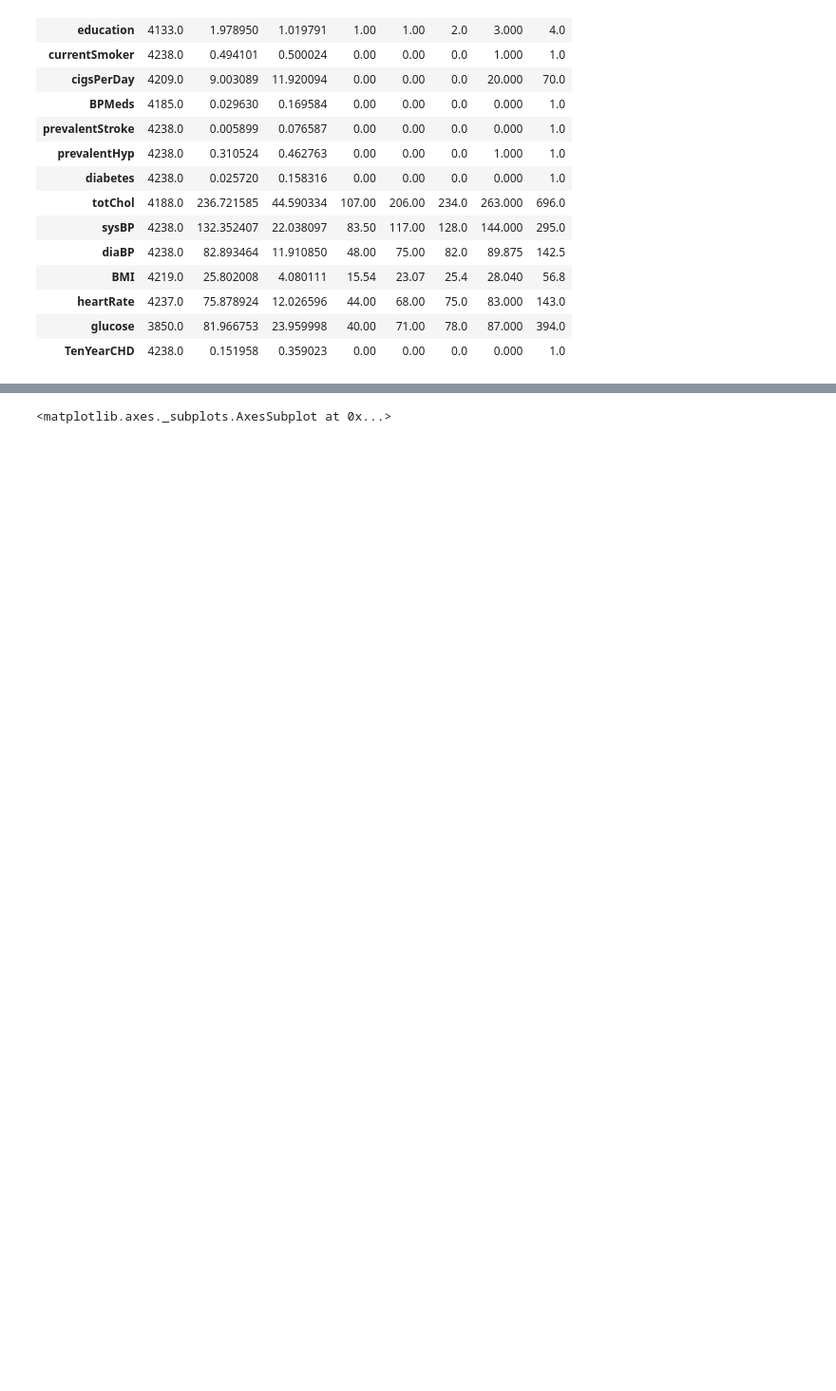
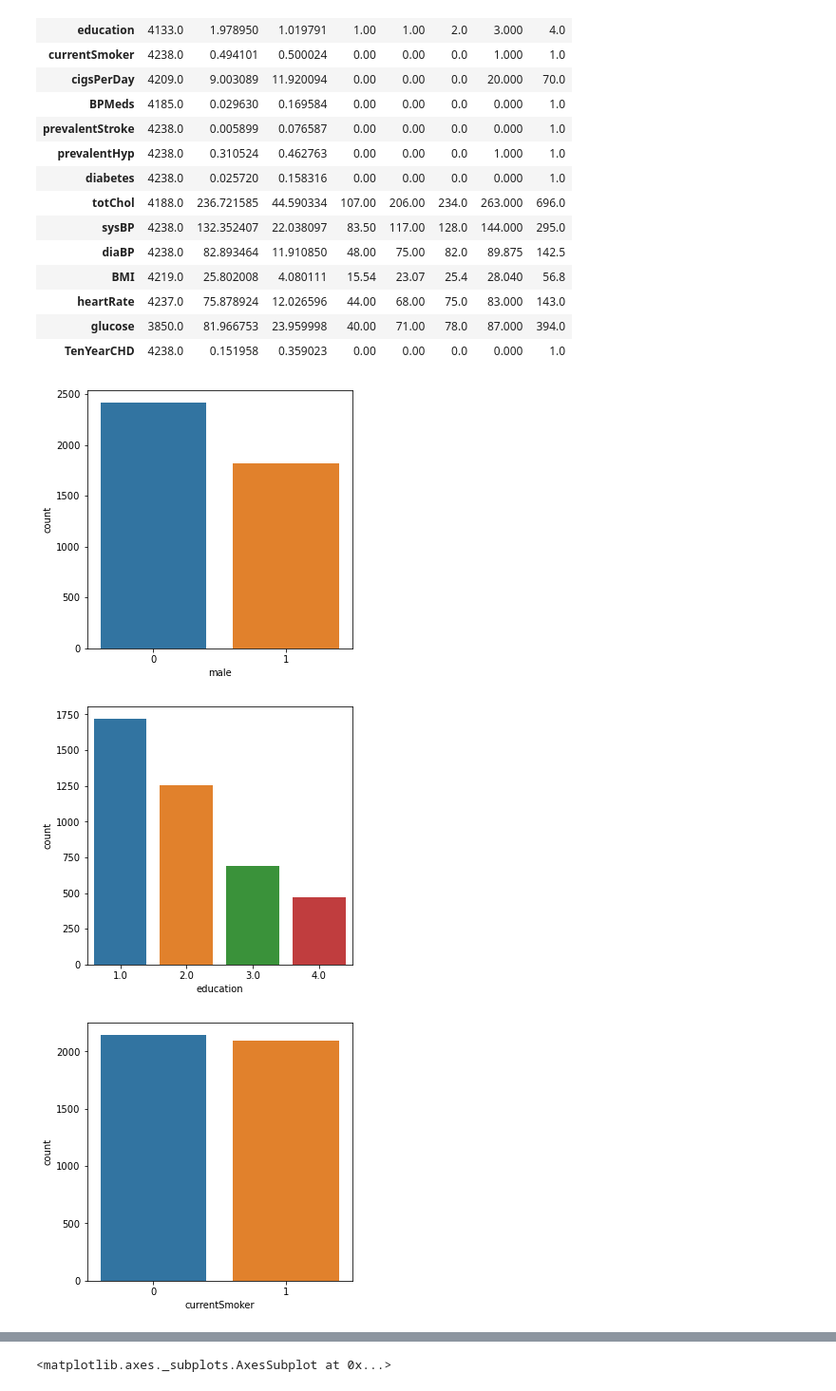
Before and after one commit to natek91/Capstone, a Jupyter notebook: InitialCode.ipynb, the cells around one changed output, grey strips where cells are left out. Shown at 95% size. Drawn from its saved outputs; the diff is of its cells as text; code cells hidden in the pictures; blank space fills up the shorter version.

```diff
--- a/InitialCode.ipynb
+++ b/InitialCode.ipynb
@@ -142,3 +148,18 @@ df.describe().transpose()
 | heartRate | 4237.0 | 75.878924 | 12.026596 | 44.00 | 68.00 | 75.0 | 83.000 | 143.0 |
 | glucose | 3850.0 | 81.966753 | 23.959998 | 40.00 | 71.00 | 78.0 | 87.000 | 394.0 |
 | TenYearCHD | 4238.0 | 0.151958 | 0.359023 | 0.00 | 0.00 | 0.0 | 0.000 | 1.0 |
+# %%
+# show bar graphs for all categorical features (nominal)
+
+df_categ = ['male', 'education', 'currentSmoker', 'BPMeds', 'prevalentStroke', 'prevalentHyp', 'diabetes', 'TenYearCHD']
+
+# for loop to display all selected features in df_nominal
+
+for x in df_categ:
+    plt.figure(figsize = (5,5))
+    sb.countplot(df[x])
+    plt.show()
+# %% [output]
+[figure, added]
+[figure, added]
+[figure, added]
```
Also changed, not shown: parts of 10 cells of this notebook.
